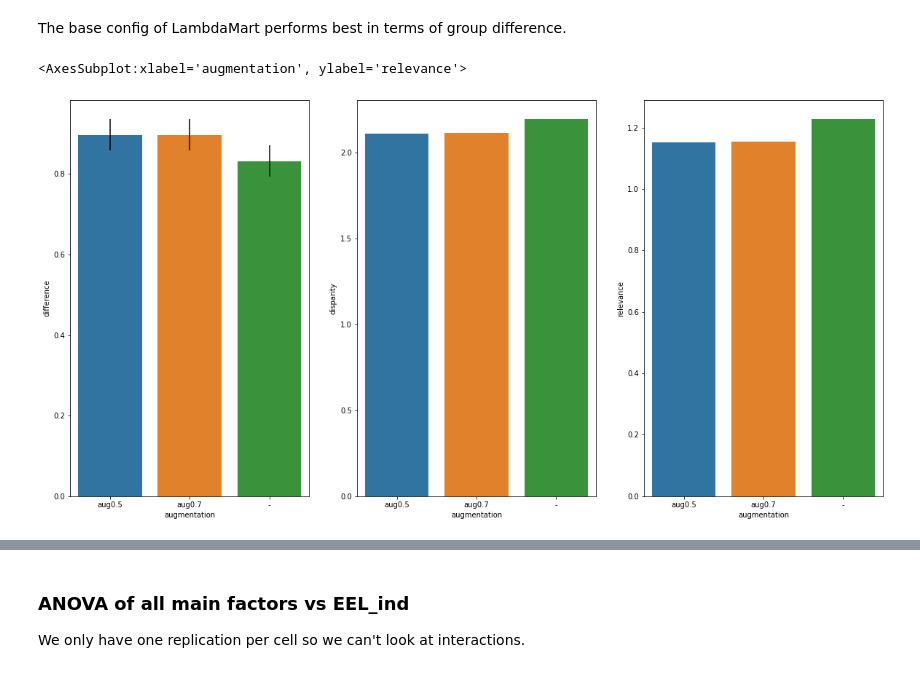
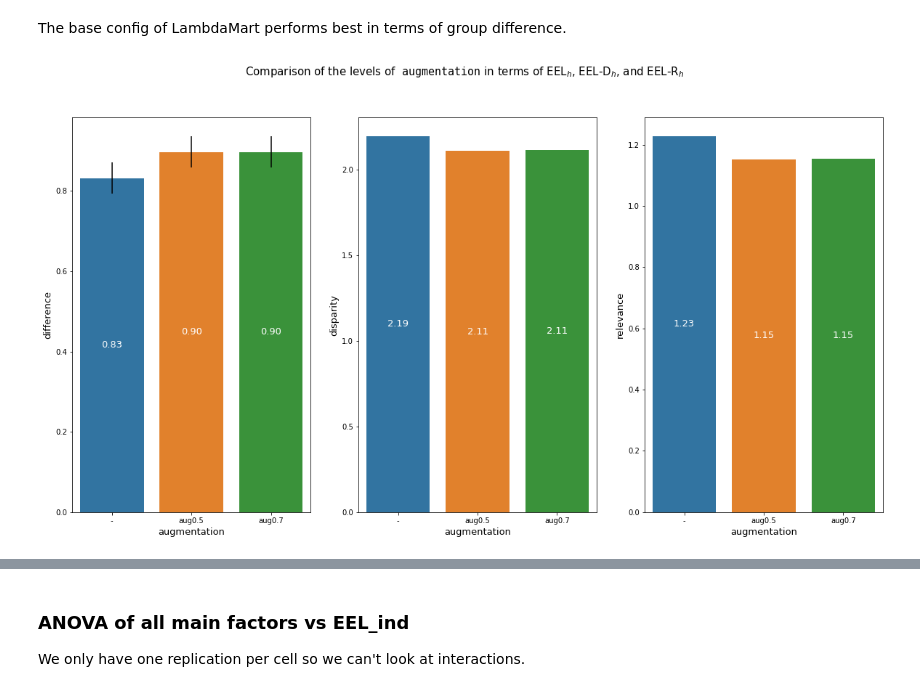
Before and after one commit to pilmus/thesis, a Jupyter notebook: app/notebooks/stats tests with qids.ipynb, the cells around one changed output, grey strips where cells are left out. Drawn from its saved outputs; the diff is of its cells as text; code cells hidden in the pictures.

```diff
--- a/app/notebooks/stats tests with qids.ipynb
+++ b/app/notebooks/stats tests with qids.ipynb
@@ -24,4 +24,5 @@ pd.set_option('display.float_format', lambda x: '%.5f' % x)
 experiments = pd.read_csv('../evaluation/resources/2020/all_experiments.csv')
 experiments = experiments.fillna('-')
 experiments.subgroup = experiments.subgroup.apply(lambda row: 'none' if row == 'ignore' else row)
+experiments.gr = experiments.apply(lambda df: '_'.join([df.group, df.subgroup]) if (df.group != '-' and df.subgroup != '-') else df.group, axis = 1)
 experiments['gr'] = experiments.apply(lambda df: '_'.join([df.group, df.subgroup]),axis = 1)
@@ -121,6 +175,7 @@ We only have one replication per cell so we can't look at interactions.
 # %%
-formula = "difference ~ C(augmentation) + C(fm_yes_no) + C(val_metric) + C(qid)"
-lm = ols(formula, lambdata).fit()
-lm.summary()
-anova_lm(lm)
+with pd.option_context('precision', 2, 'display.float_format', lambda x: '%.2f' % x):
+    formula = "difference ~ C(augmentation) + C(fm_yes_no) + C(val_metric) + C(qid)"
+    lm = ols(formula, lambdata).fit()
+    lm.summary()
+    print(anova_lm(lm))
 # %% [output]
@@ -134,0 +188,6 @@ The influence of augmentation (p = 0.02786 < 0.05) and val_metric (p = 0.00716 <
+# %%
+with pd.option_context('precision', 5, 'display.float_format', lambda x: '%.5f' % x):
+    formula = "difference ~ C(augmentation) + C(feature_method) + C(val_metric) + C(qid)"
+    lm = ols(formula, lambdata).fit()
+    lm.summary()
+    print(anova_lm(lm))
@@ -239,27 +322,37 @@ lambdata.groupby('val_metric')[['difference','disparity','relevance']].mean()
 # %% [markdown]
 The base config of LambdaMart performs best in terms of group difference.
 # %%
+plt.rcParams["axes.labelsize"] = 13
 ms_error = anova_lm(lm).mean_sq.loc['Residual']
-groups = lambdata.groupby('augmentation')
+groups = lambdata.sort_values(by='augmentation').groupby('augmentation')
 means = groups['difference'].mean()
-m1 = means['aug0.5']
-n1 = len(groups.get_group('aug0.5'))
-m2 = means['aug0.7']
-n2 = len(groups.get_group('aug0.7'))
-m3 = means['-']
-n3 = len(groups.get_group('-'))
+m2 = means['aug0.5']
+n2 = len(groups.get_group('aug0.5'))
+m3 = means['aug0.7']
+n3 = len(groups.get_group('aug0.7'))
+m1 = means['-']
+n1 = len(groups.get_group('-'))
 c1 = ci(m1, n1, ms_error)
 c2 = ci(m2, n2, ms_error)
 c3 = ci(m3, n3, ms_error)
 
 
 fig, axs = plt.subplots(1,3,figsize=(20,10))
 # for ax in axs:
 #     ax.set_ylim(0, ymax)
 
-sns.barplot(x='augmentation', y='difference',ci=None, yerr=[c1,c2,c3], data=lambdata,ax=axs[0])
-sns.barplot(x='augmentation', y='disparity', ci=None, data=lambdata, ax=axs[1])
-sns.barplot(x='augmentation', y='relevance', ci=None, data=lambdata, ax=axs[2])
+_ = fig.suptitle(r'Comparison of the levels of  $\mathtt{augmentation}$ in terms of EEL$_{h}$, EEL-D$_{h}$, and EEL-R$_{h}$', fontsize = 15)
+
+_ = sns.barplot(x='augmentation', y='difference',ci=None, yerr=[c1,c2,c3], data=lambdata.sort_values(by='augmentation'),ax=axs[0])
+_ = sns.barplot(x='augmentation', y='disparity', ci=None, data=lambdata.sort_values(by='augmentation'), ax=axs[1])
+_ = sns.barplot(x='augmentation', y='relevance', ci=None, data=lambdata.sort_values(by='augmentation'), ax=axs[2])
+
+
+
+_ = axs[0].bar_label(axs[0].containers[1], label_type = 'center', fmt="%.2f", color='white', fontsize=13)
+
+_ = axs[1].bar_label(axs[1].containers[0], label_type = 'center', fmt="%.2f", color='white', fontsize=13)
+
+_ = axs[2].bar_label(axs[2].containers[0], label_type = 'center', fmt="%.2f", color='white', fontsize=13)
 # %% [output]
-<AxesSubplot:xlabel='augmentation', ylabel='relevance'>
-[figure, old version]
+[figure, new version]
```
Also changed, not shown: parts of 95 cells of this notebook, 10 other files.
